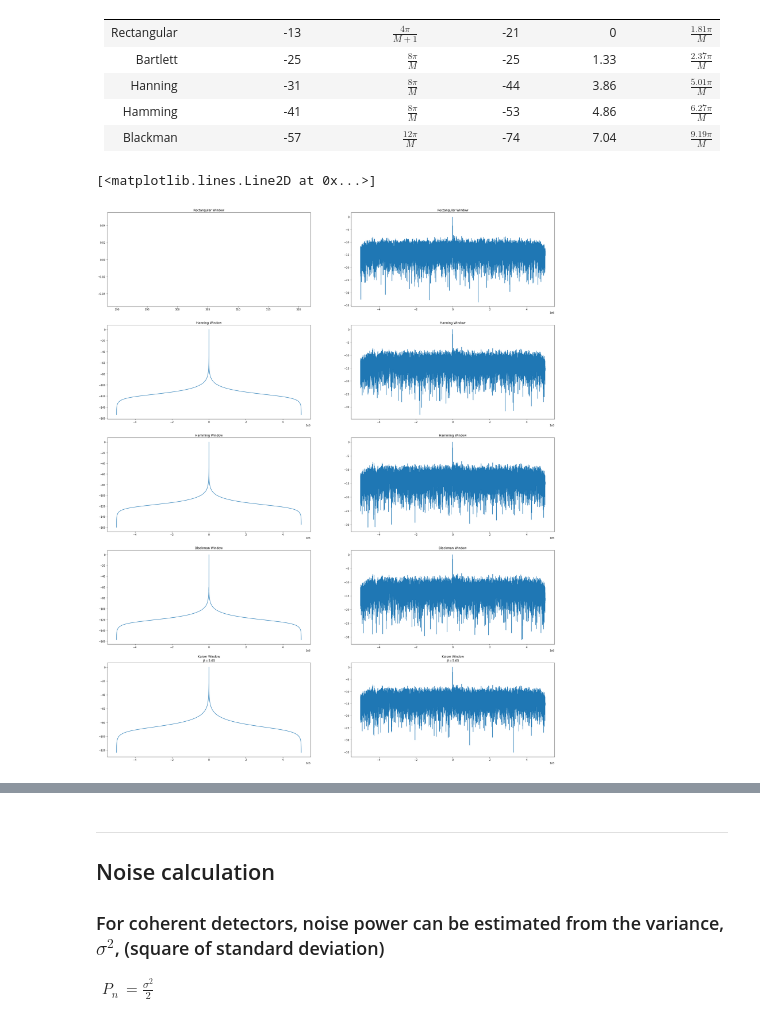
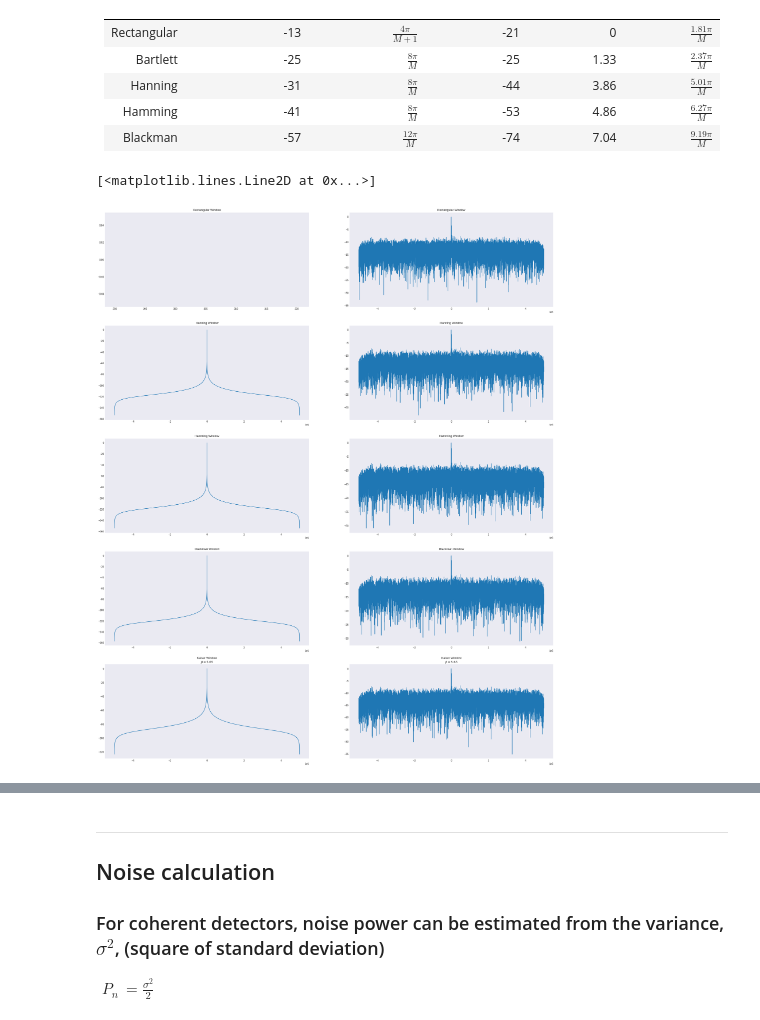
Before and after one commit to brunerm99/ADI_Radar_DSP, a Jupyter notebook: Bruner_Thesis/Target_Detection.ipynb, the cells around one changed output, grey strips where cells are left out. Drawn from its saved outputs; the diff is of its cells as text; code cells hidden in the pictures.

```diff
--- a/Bruner_Thesis/Target_Detection.ipynb
+++ b/Bruner_Thesis/Target_Detection.ipynb
@@ -4,11 +4,19 @@
 # %%
 # Imports
 import numpy as np
-import numpy.fft as fft
+from numpy.fft import fft, fftshift, ifft
 import matplotlib.pyplot as plt
 import netCDF4 as nc
 import scipy
 from scipy import signal, stats
+
+# Formatting
+import warnings
+warnings.filterwarnings('ignore')
+
+from matplotlib import style
+style.use('seaborn-dark')
+# style.use('dark_background')
 # %% [markdown]
 ***
 ## Radar parameters, constants, filenames, etc.
@@ -51,8 +59,8 @@ plt.plot(z / adc_size)
 """
 
 # Compute DFT and plot
-X_k = fft.fft(iq) / (2 * buffer_size)
-X_k = fft.fftshift(X_k)
+X_k = fft(iq) / (2 * buffer_size)
+X_k = fftshift(X_k)
 X_k_dBFS = 10 * np.log10(X_k / adc_size)
 freq = np.linspace(-sample_rate / 2, sample_rate / 2, buffer_size)
 
@@ -93,27 +101,27 @@ w_n_blackman = signal.windows.blackman(M)
 w_n_kaiser = signal.windows.kaiser(M, beta)
 
 # Frequency response of windows
-W_k_rectangular = fft.fftshift(fft.fft(w_n_rectangular))
-W_k_hanning = fft.fftshift(fft.fft(w_n_hanning))
-W_k_hamming = fft.fftshift(fft.fft(w_n_hamming))
-W_k_blackman = fft.fftshift(fft.fft(w_n_blackman))
-W_k_kaiser = fft.fftshift(fft.fft(w_n_kaiser))
+W_k_rectangular = fftshift(fft(w_n_rectangular))
+W_k_hanning = fftshift(fft(w_n_hanning))
+W_k_hamming = fftshift(fft(w_n_hamming))
+W_k_blackman = fftshift(fft(w_n_blackman))
+W_k_kaiser = fftshift(fft(w_n_kaiser))
 
 y_n_hanning = iq * w_n_hanning
-Y_k_hanning = np.abs(fft.fft(y_n_hanning) / (2 * buffer_size))
-Y_k_hanning = fft.fftshift(Y_k_hanning)
+Y_k_hanning = np.abs(fft(y_n_hanning) / (2 * buffer_size))
+Y_k_hanning = fftshift(Y_k_hanning)
 
 y_n_hamming = iq * w_n_hamming
-Y_k_hamming = np.abs(fft.fft(y_n_hamming) / (2 * buffer_size))
-Y_k_hamming = fft.fftshift(Y_k_hamming)
+Y_k_hamming = np.abs(fft(y_n_hamming) / (2 * buffer_size))
+Y_k_hamming = fftshift(Y_k_hamming)
 
 y_n_blackman = iq * w_n_blackman
-Y_k_blackman = np.abs(fft.fft(y_n_blackman) / (2 * buffer_size))
-Y_k_blackman = fft.fftshift(Y_k_blackman)
+Y_k_blackman = np.abs(fft(y_n_blackman) / (2 * buffer_size))
+Y_k_blackman = fftshift(Y_k_blackman)
 
 y_n_kaiser = iq * w_n_kaiser
-Y_k_kaiser = np.abs(fft.fft(y_n_kaiser) / (2 * buffer_size))
-Y_k_kaiser = fft.fftshift(Y_k_kaiser)
+Y_k_kaiser = np.abs(fft(y_n_kaiser) / (2 * buffer_size))
+Y_k_kaiser = fftshift(Y_k_kaiser)
 
 """
     Plotting
@@ -126,31 +134,31 @@ fig.set_figwidth(32)
 axes[0][0].set_title("Rectangular Window")
 axes[0][0].plot(freq, 10 * np.log10(W_k_rectangular / np.max(W_k_rectangular)))
 axes[0][1].set_title("Rectangular Window")
 axes[0][1].plot(freq, 10 * np.log10(X_k / np.max(X_k)))
 
 # Hanning
 axes[1][0].set_title("Hanning Window")
 axes[1][0].plot(freq, 10 * np.log10(W_k_hanning / np.max(W_k_hanning)))
 axes[1][1].set_title("Hanning Window")
 axes[1][1].plot(freq, 10 * np.log10(Y_k_hanning / np.max(Y_k_hanning)))
 
 # Hamming
 axes[2][0].set_title("Hamming Window")
 axes[2][0].plot(freq, 10 * np.log10(W_k_hamming / np.max(W_k_hamming)))
 axes[2][1].set_title("Hamming Window")
 axes[2][1].plot(freq, 10 * np.log10(Y_k_hamming / np.max(Y_k_hamming)))
 
 # Blackman
 axes[3][0].set_title("Blackman Window")
 axes[3][0].plot(freq, 10 * np.log10(W_k_blackman / np.max(W_k_blackman)))
 axes[3][1].set_title("Blackman Window")
 axes[3][1].plot(freq, 10 * np.log10(Y_k_blackman / np.max(Y_k_blackman)))
 
 # Kaiser
 axes[4][0].set_title("Kaiser Window\n$\\beta=%0.2f$" % beta)
 axes[4][0].plot(freq, 10 * np.log10(W_k_kaiser / np.max(W_k_kaiser)))
 axes[4][1].set_title("Kaiser Window\n$\\beta=%0.2f$" % beta)
 axes[4][1].plot(freq, 10 * np.log10(Y_k_kaiser / np.max(Y_k_kaiser)))
 # %% [output]
 [<matplotlib.lines.Line2D at 0x...>]
-[figure, old version]
+[figure, new version]
```
Also changed, not shown: parts of 6 cells of this notebook.
